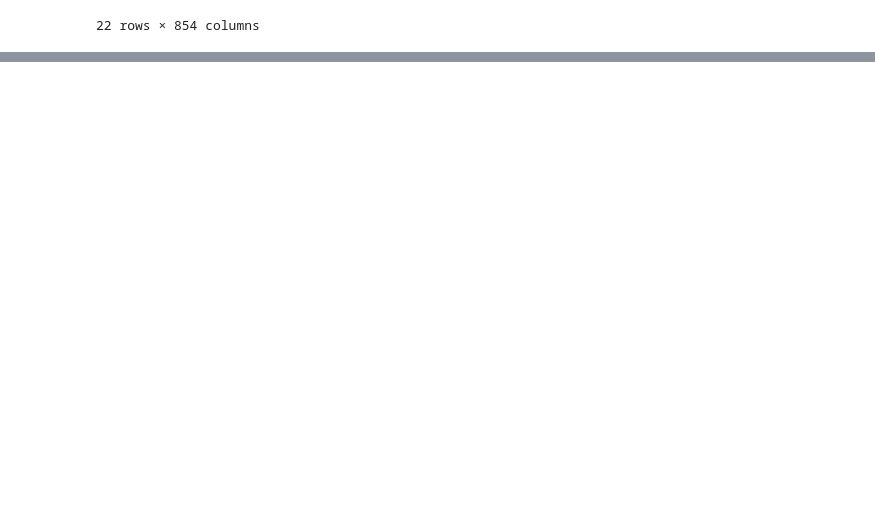
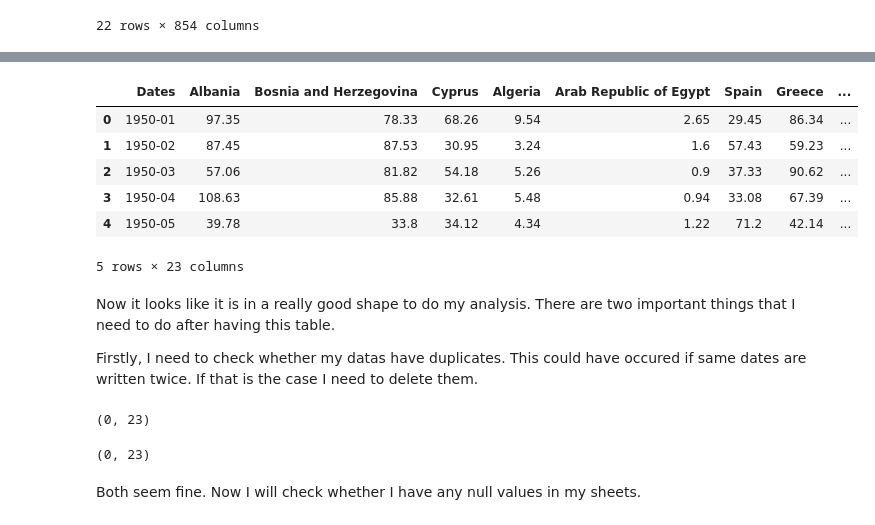
Before and after one commit to etumkaya/381E_data_science, a Jupyter notebook: HW1.ipynb, the cells around one changed output, grey strips where cells are left out. Cells and saved outputs as stored; diff of their text form; code cells hidden in the pictures; blank space fills up the shorter version.

Commit message:
first task is almost over

```diff
--- a/HW1.ipynb
+++ b/HW1.ipynb
@@ -138,0 +156,24 @@ array([False, False, False, False, False, False, False, False, False,
+# %%
+new_precipitation.head()
+# %% [output]
+|  | Dates | Albania | Bosnia and Herzegovina | Cyprus | Algeria | Arab Republic of Egypt | Spain | Greece | ... |
+| 0 | 1950-01 | 97.35 | 78.33 | 68.26 | 9.54 | 2.65 | 29.45 | 86.34 | ... |
+| 1 | 1950-02 | 87.45 | 87.53 | 30.95 | 3.24 | 1.6 | 57.43 | 59.23 | ... |
+| 2 | 1950-03 | 57.06 | 81.82 | 54.18 | 5.26 | 0.9 | 37.33 | 90.62 | ... |
+| 3 | 1950-04 | 108.63 | 85.88 | 32.61 | 5.48 | 0.94 | 33.08 | 67.39 | ... |
+| 4 | 1950-05 | 39.78 | 33.8 | 34.12 | 4.34 | 1.22 | 71.2 | 42.14 | ... |
+5 rows × 23 columns
+# %% [markdown]
+Now it looks like it is in a really good shape to do my analysis. There are two important things that I need to do after having this table.
+
+Firstly, I need to check whether my datas have duplicates. This could have occured if same dates are written twice. If that is the case I need to delete them.
+# %%
+new_surface[new_surface["Dates"].duplicated()].shape
+# %% [output]
+(0, 23)
+# %%
+new_precipitation[new_precipitation["Dates"].duplicated()].shape
+# %% [output]
+(0, 23)
+# %% [markdown]
+Both seem fine. Now I will check whether I have any null values in my sheets.
```
Also changed, not shown: parts of 28 cells of this notebook.
